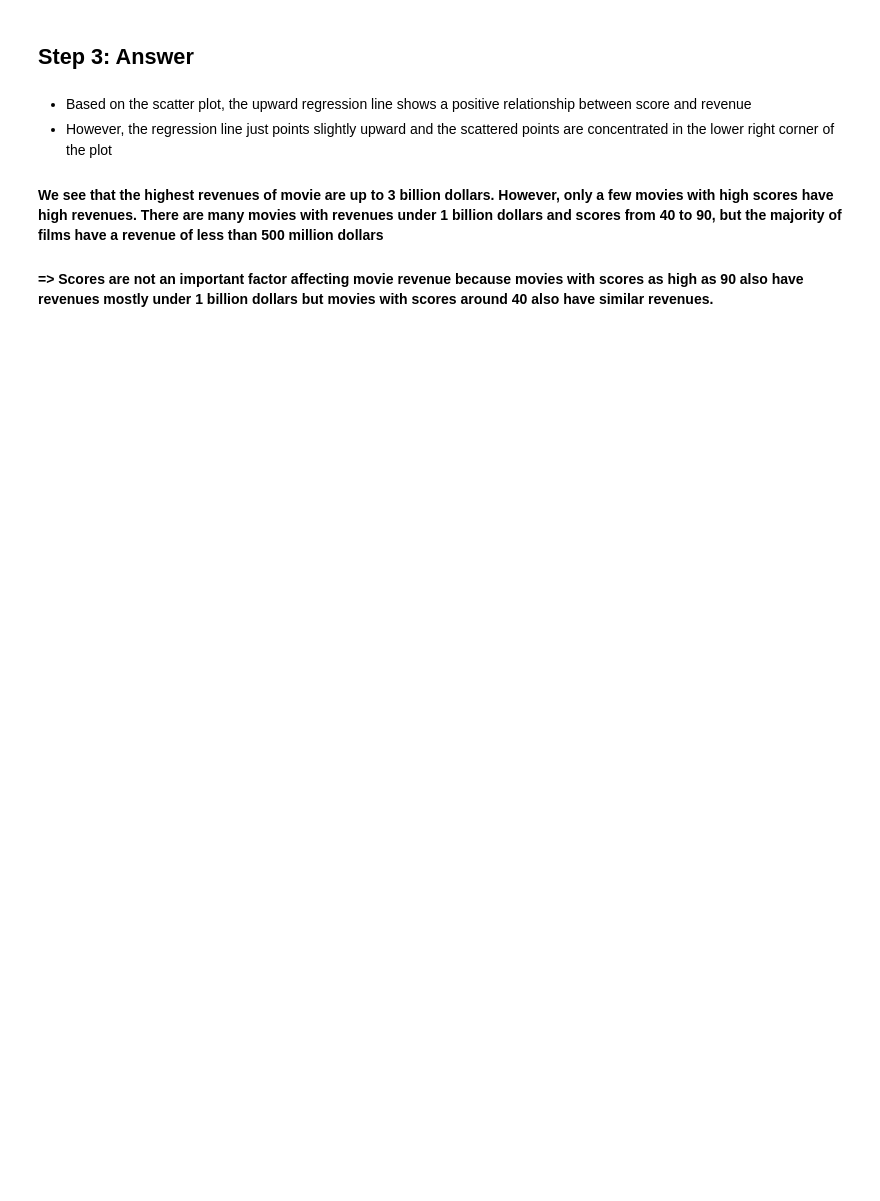
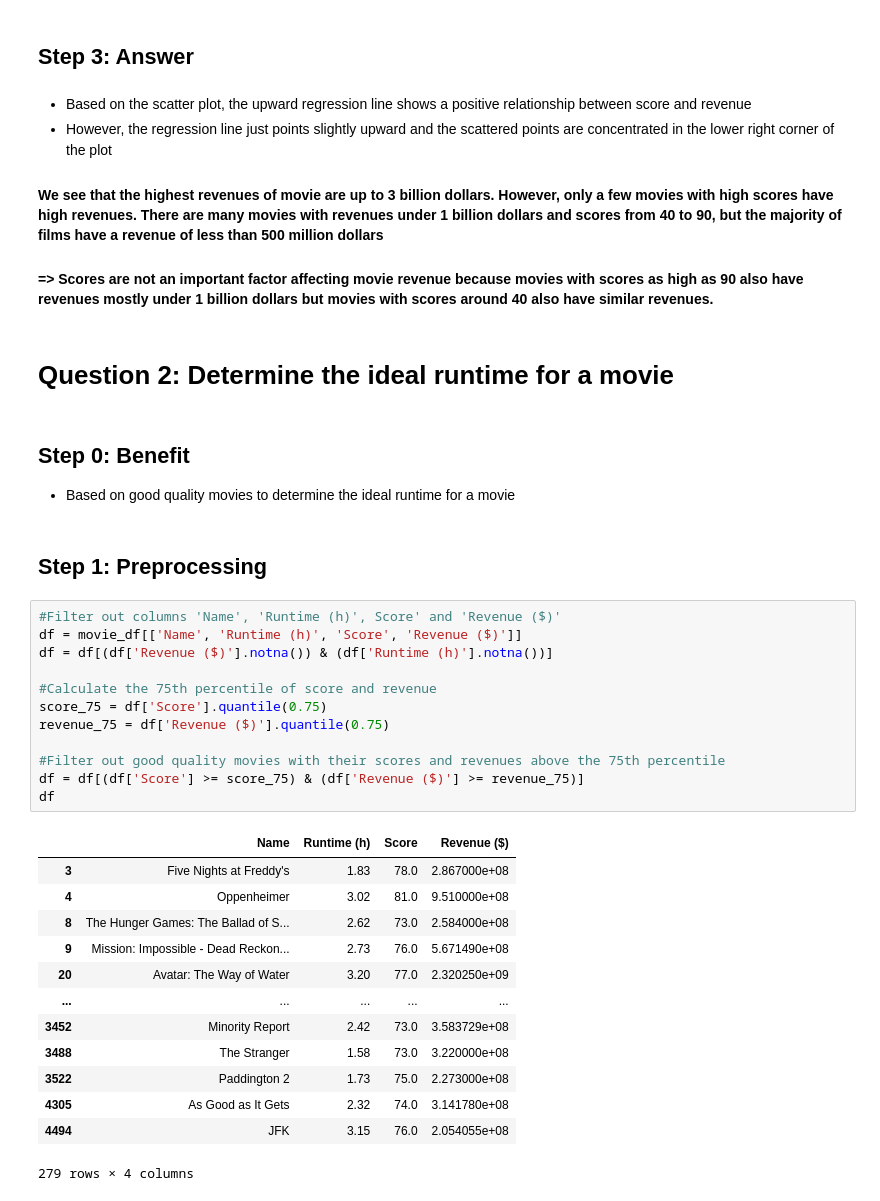
Before and after one commit to gaizzzzz/IntroToDS_FinalProject, a Jupyter notebook: notebooks/3.0-eda.ipynb, the cells around one changed output. Cells and saved outputs as stored; diff of their text form; blank space fills up the shorter version.

Commit message:
one more question in 3.0-eda

```diff
--- a/notebooks/3.0-eda.ipynb
+++ b/notebooks/3.0-eda.ipynb
@@ -83,3 +84,36 @@ plt.show()
 #### We see that the highest revenues of movie are up to 3 billion dollars. However, only a few movies with high scores have high revenues. There are many movies with revenues under 1 billion dollars and scores from 40 to 90, but the majority of films have a revenue of less than 500 million dollars
 
 #### => Scores are not an important factor affecting movie revenue because movies with scores as high as 90 also have revenues mostly under 1 billion dollars but movies with scores around 40 also have similar revenues.
+# %% [markdown]
+# Question 2: Determine the ideal runtime for a movie
+# %% [markdown]
+## Step 0: Benefit
+- Based on good quality movies to determine the ideal runtime for a movie
+# %% [markdown]
+## Step 1: Preprocessing
+# %%
+#Filter out columns 'Name', 'Runtime (h)', Score' and 'Revenue ($)'
+df = movie_df[['Name', 'Runtime (h)', 'Score', 'Revenue ($)']]
+df = df[(df['Revenue ($)'].notna()) & (df['Runtime (h)'].notna())]
+
+#Calculate the 75th percentile of score and revenue
+score_75 = df['Score'].quantile(0.75)
+revenue_75 = df['Revenue ($)'].quantile(0.75)
+
+#Filter out good quality movies with their scores and revenues above the 75th percentile
+df = df[(df['Score'] >= score_75) & (df['Revenue ($)'] >= revenue_75)]
+df
+# %% [output]
+|  | Name | Runtime (h) | Score | Revenue ($) |
+| 3 | Five Nights at Freddy's | 1.83 | 78.0 | 2.867000e+08 |
+| 4 | Oppenheimer | 3.02 | 81.0 | 9.510000e+08 |
+| 8 | The Hunger Games: The Ballad of S... | 2.62 | 73.0 | 2.584000e+08 |
+| 9 | Mission: Impossible - Dead Reckon... | 2.73 | 76.0 | 5.671490e+08 |
+| 20 | Avatar: The Way of Water | 3.20 | 77.0 | 2.320250e+09 |
+| ... | ... | ... | ... | ... |
+| 3452 | Minority Report | 2.42 | 73.0 | 3.583729e+08 |
+| 3488 | The Stranger | 1.58 | 73.0 | 3.220000e+08 |
+| 3522 | Paddington 2 | 1.73 | 75.0 | 2.273000e+08 |
+| 4305 | As Good as It Gets | 2.32 | 74.0 | 3.141780e+08 |
+| 4494 | JFK | 3.15 | 76.0 | 2.054055e+08 |
+279 rows × 4 columns
```
Also changed, not shown: parts of 7 cells of this notebook.
